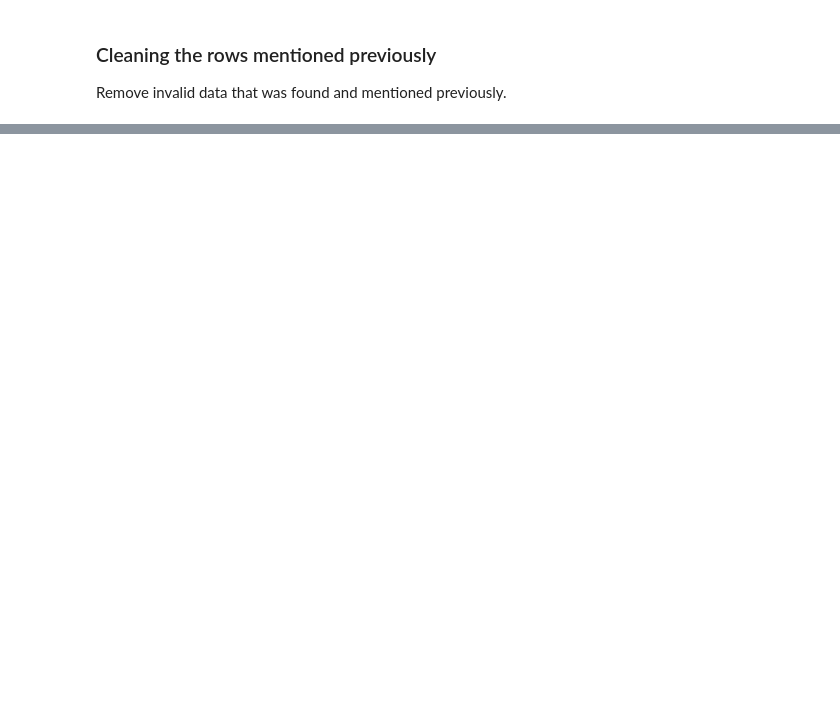
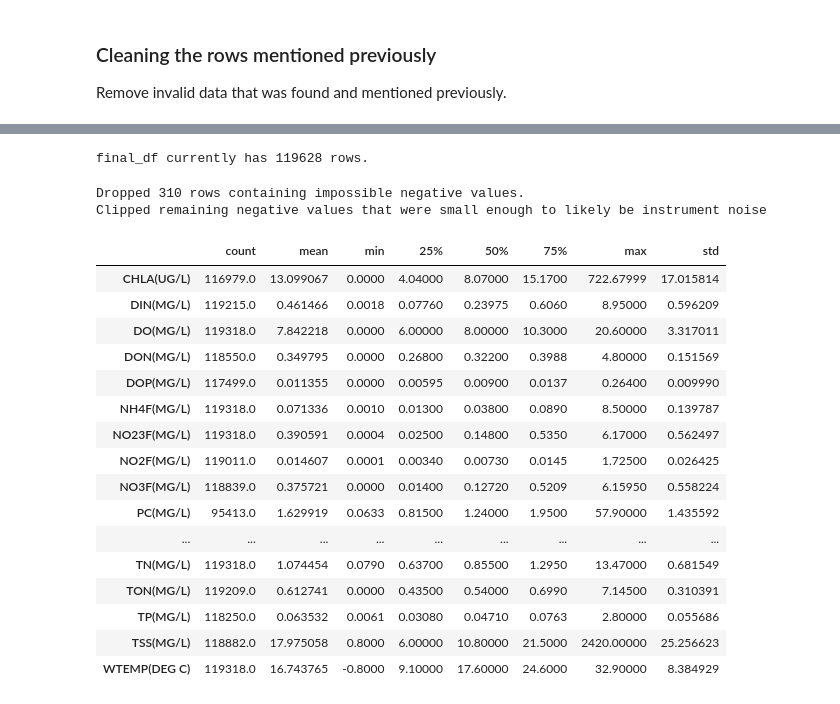
Before and after one commit to Quinn-Domanski/bay_exploration, a Jupyter notebook: bay_data_exploration.ipynb, the cells around one changed output, grey strips where cells are left out. Drawn from its saved outputs; the diff is of its cells as text; code cells hidden in the pictures; blank space fills up the shorter version.

```diff
--- a/bay_data_exploration.ipynb
+++ b/bay_data_exploration.ipynb
@@ -669,0 +725,51 @@ final_df.describe().drop(columns=['EventId', 'TotalDepth', 'Depth', 'Latitude',
+# %%
+print(f"final_df currently has {len(final_df)} rows.")
+# %% [output]
+final_df currently has 119628 rows.
+# %%
+#Define cutoffs
+cutoffs = {
+    'DON(MG/L)': -0.10,
+    'TON(MG/L)': -0.10,
+    'PP(MG/L)': -0.02,
+    'NO3F(MG/L)': -0.05,
+    'PHEO(UG/L)': -1.00
+}
+original_final_df_count = len(final_df)
+
+for col, limit in cutoffs.items():
+    final_df = final_df[(final_df[col] >= limit) | (final_df[col].isna())]
+
+dropped_final_df_count = original_count - len(final_df)
+
+print(f"Dropped {dropped_final_df_count} rows containing impossible negative values.")
+
+cols_to_clip = ['DON(MG/L)', 'TON(MG/L)', 'PP(MG/L)', 'NO3F(MG/L)', 'PHEO(UG/L)', 'DOP(MG/L)', 'NH4F(MG/L)', 'NO2F(MG/L)']
+
+for col in cols_to_clip:
+    mask = (final_df[col] < 0) & (final_df[col].notna())
+    final_df.loc[mask, col] = 0.0
+print("Clipped remaining negative values that were small enough to likely be instrument noise")
+# %% [output]
+Dropped 310 rows containing impossible negative values.
+Clipped remaining negative values that were small enough to likely be instrument noise
+# %%
+final_df.describe().drop(columns=['EventId', 'TotalDepth', 'Depth', 'Latitude', 'Longitude', 'Datetime', 'Year', 'Month']).transpose()
+# %% [output]
+|  | count | mean | min | 25% | 50% | 75% | max | std |
+| CHLA(UG/L) | 116979.0 | 13.099067 | 0.0000 | 4.04000 | 8.07000 | 15.1700 | 722.67999 | 17.015814 |
+| DIN(MG/L) | 119215.0 | 0.461466 | 0.0018 | 0.07760 | 0.23975 | 0.6060 | 8.95000 | 0.596209 |
+| DO(MG/L) | 119318.0 | 7.842218 | 0.0000 | 6.00000 | 8.00000 | 10.3000 | 20.60000 | 3.317011 |
+| DON(MG/L) | 118550.0 | 0.349795 | 0.0000 | 0.26800 | 0.32200 | 0.3988 | 4.80000 | 0.151569 |
+| DOP(MG/L) | 117499.0 | 0.011355 | 0.0000 | 0.00595 | 0.00900 | 0.0137 | 0.26400 | 0.009990 |
+| NH4F(MG/L) | 119318.0 | 0.071336 | 0.0010 | 0.01300 | 0.03800 | 0.0890 | 8.50000 | 0.139787 |
+| NO23F(MG/L) | 119318.0 | 0.390591 | 0.0004 | 0.02500 | 0.14800 | 0.5350 | 6.17000 | 0.562497 |
+| NO2F(MG/L) | 119011.0 | 0.014607 | 0.0001 | 0.00340 | 0.00730 | 0.0145 | 1.72500 | 0.026425 |
+| NO3F(MG/L) | 118839.0 | 0.375721 | 0.0000 | 0.01400 | 0.12720 | 0.5209 | 6.15950 | 0.558224 |
+| PC(MG/L) | 95413.0 | 1.629919 | 0.0633 | 0.81500 | 1.24000 | 1.9500 | 57.90000 | 1.435592 |
+| ... | ... | ... | ... | ... | ... | ... | ... | ... |
+| TN(MG/L) | 119318.0 | 1.074454 | 0.0790 | 0.63700 | 0.85500 | 1.2950 | 13.47000 | 0.681549 |
+| TON(MG/L) | 119209.0 | 0.612741 | 0.0000 | 0.43500 | 0.54000 | 0.6990 | 7.14500 | 0.310391 |
+| TP(MG/L) | 118250.0 | 0.063532 | 0.0061 | 0.03080 | 0.04710 | 0.0763 | 2.80000 | 0.055686 |
+| TSS(MG/L) | 118882.0 | 17.975058 | 0.8000 | 6.00000 | 10.80000 | 21.5000 | 2420.00000 | 25.256623 |
+| WTEMP(DEG C) | 119318.0 | 16.743765 | -0.8000 | 9.10000 | 17.60000 | 24.6000 | 32.90000 | 8.384929 |
```
Also changed, not shown: parts of 9 cells of this notebook, 4 other files.
